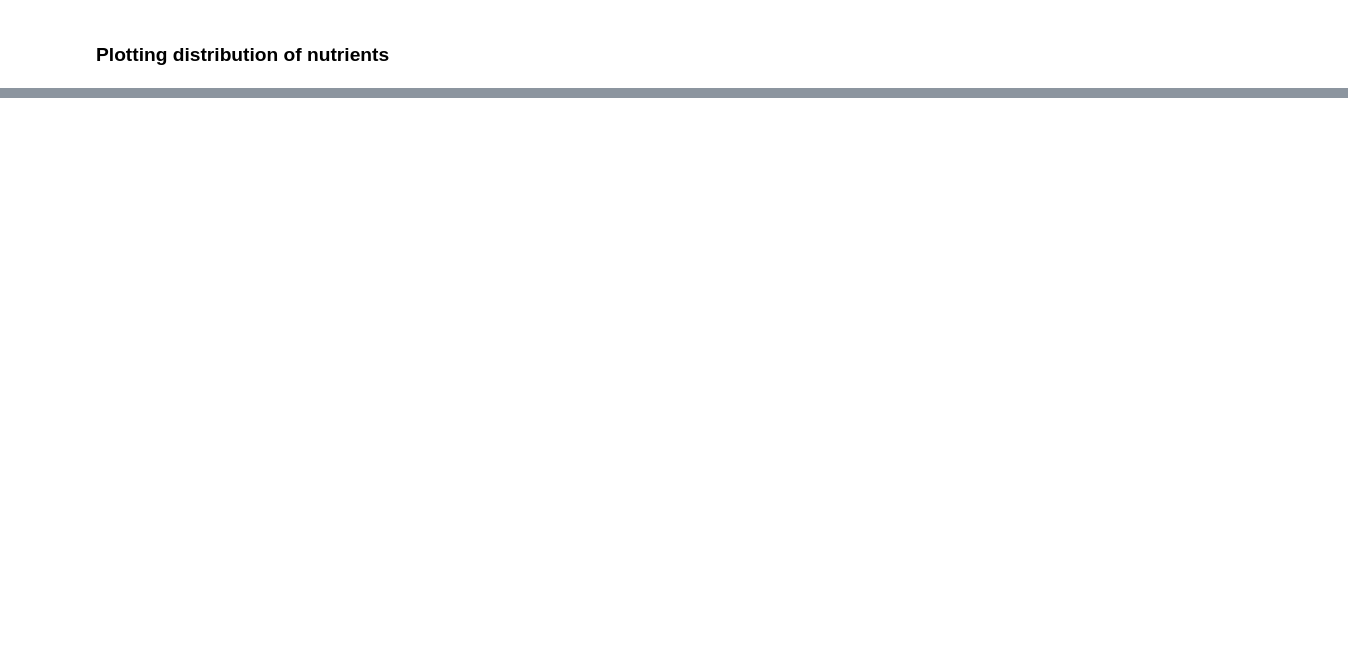
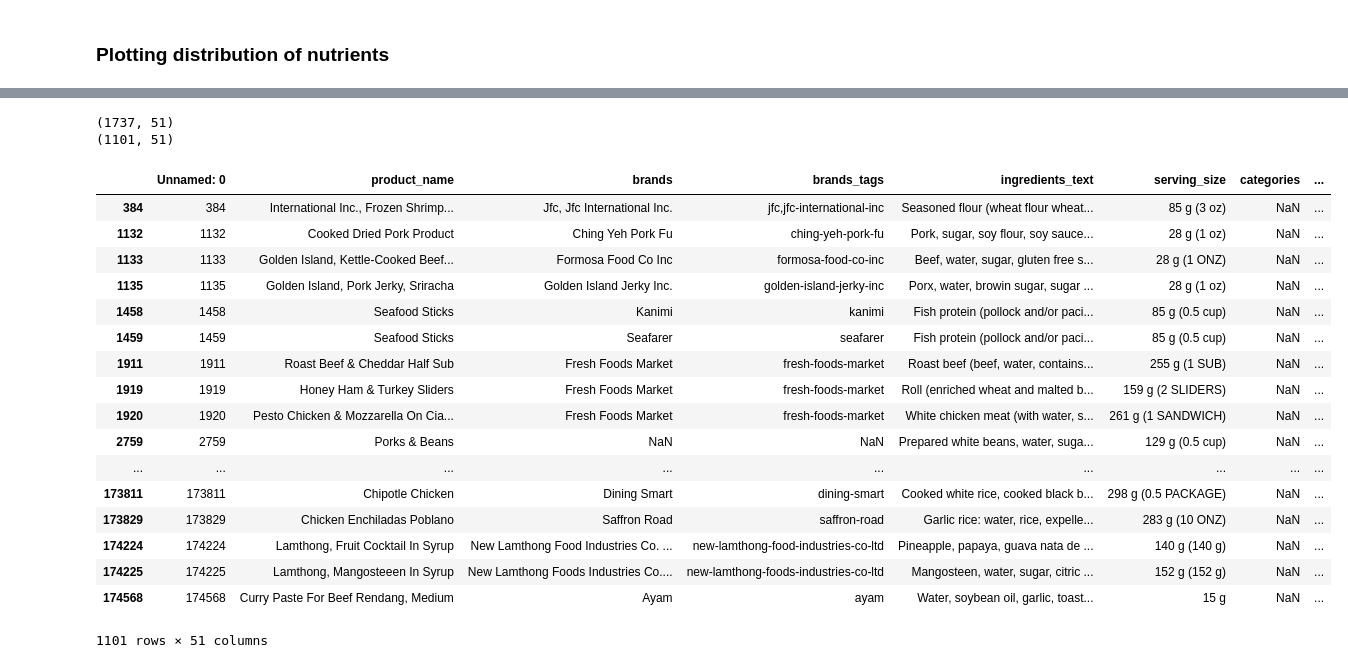
Before and after one commit to emmwel/ADAeda, a Jupyter notebook: Project/Category-meat_poultry_fish_seafood.ipynb, the cells around one changed output, grey strips where cells are left out. Saved outputs shown, nothing was run; the diff lists cells and outputs as text; code cells hidden in the pictures; blank space fills up the shorter version.

```diff
--- a/Project/Category-meat_poultry_fish_seafood.ipynb
+++ b/Project/Category-meat_poultry_fish_seafood.ipynb
@@ -66,0 +74,27 @@ Here we see that when it comes to protein levels the food items in the US and in
+# %%
+us_asd = meats_usa[meats_usa['carbohydrates_100g'] > 15]
+print(us_asd.shape)
+us_qwe = us_asd[us_asd['carbohydrates_100g'] < 30]
+print(us_qwe.shape)
+us_qwe
+# %% [output]
+(1737, 51)
+(1101, 51)
+|  | Unnamed: 0 | product_name | brands | brands_tags | ingredients_text | serving_size | categories | ... |
+| 384 | 384 | International Inc., Frozen Shrimp... | Jfc, Jfc International Inc. | jfc,jfc-international-inc | Seasoned flour (wheat flour wheat... | 85 g (3 oz) | NaN | ... |
+| 1132 | 1132 | Cooked Dried Pork Product | Ching Yeh Pork Fu | ching-yeh-pork-fu | Pork, sugar, soy flour, soy sauce... | 28 g (1 oz) | NaN | ... |
+| 1133 | 1133 | Golden Island, Kettle-Cooked Beef... | Formosa Food Co Inc | formosa-food-co-inc | Beef, water, sugar, gluten free s... | 28 g (1 ONZ) | NaN | ... |
+| 1135 | 1135 | Golden Island, Pork Jerky, Sriracha | Golden Island Jerky Inc. | golden-island-jerky-inc | Porx, water, browin sugar, sugar ... | 28 g (1 oz) | NaN | ... |
+| 1458 | 1458 | Seafood Sticks | Kanimi | kanimi | Fish protein (pollock and/or paci... | 85 g (0.5 cup) | NaN | ... |
+| 1459 | 1459 | Seafood Sticks | Seafarer | seafarer | Fish protein (pollock and/or paci... | 85 g (0.5 cup) | NaN | ... |
+| 1911 | 1911 | Roast Beef & Cheddar Half Sub | Fresh Foods Market | fresh-foods-market | Roast beef (beef, water, contains... | 255 g (1 SUB) | NaN | ... |
+| 1919 | 1919 | Honey Ham & Turkey Sliders | Fresh Foods Market | fresh-foods-market | Roll (enriched wheat and malted b... | 159 g (2 SLIDERS) | NaN | ... |
+| 1920 | 1920 | Pesto Chicken & Mozzarella On Cia... | Fresh Foods Market | fresh-foods-market | White chicken meat (with water, s... | 261 g (1 SANDWICH) | NaN | ... |
+| 2759 | 2759 | Porks & Beans | NaN | NaN | Prepared white beans, water, suga... | 129 g (0.5 cup) | NaN | ... |
+| ... | ... | ... | ... | ... | ... | ... | ... | ... |
+| 173811 | 173811 | Chipotle Chicken | Dining Smart | dining-smart | Cooked white rice, cooked black b... | 298 g (0.5 PACKAGE) | NaN | ... |
+| 173829 | 173829 | Chicken Enchiladas Poblano | Saffron Road | saffron-road | Garlic rice: water, rice, expelle... | 283 g (10 ONZ) | NaN | ... |
+| 174224 | 174224 | Lamthong, Fruit Cocktail In Syrup | New Lamthong Food Industries Co. ... | new-lamthong-food-industries-co-ltd | Pineapple, papaya, guava nata de ... | 140 g (140 g) | NaN | ... |
+| 174225 | 174225 | Lamthong, Mangosteeen In Syrup | New Lamthong Foods Industries Co.... | new-lamthong-foods-industries-co-ltd | Mangosteen, water, sugar, citric ... | 152 g (152 g) | NaN | ... |
+| 174568 | 174568 | Curry Paste For Beef Rendang, Medium | Ayam | ayam | Water, soybean oil, garlic, toast... | 15 g | NaN | ... |
+1101 rows × 51 columns
```
Also changed, not shown: parts of 13 cells of this notebook, 1 other file.
